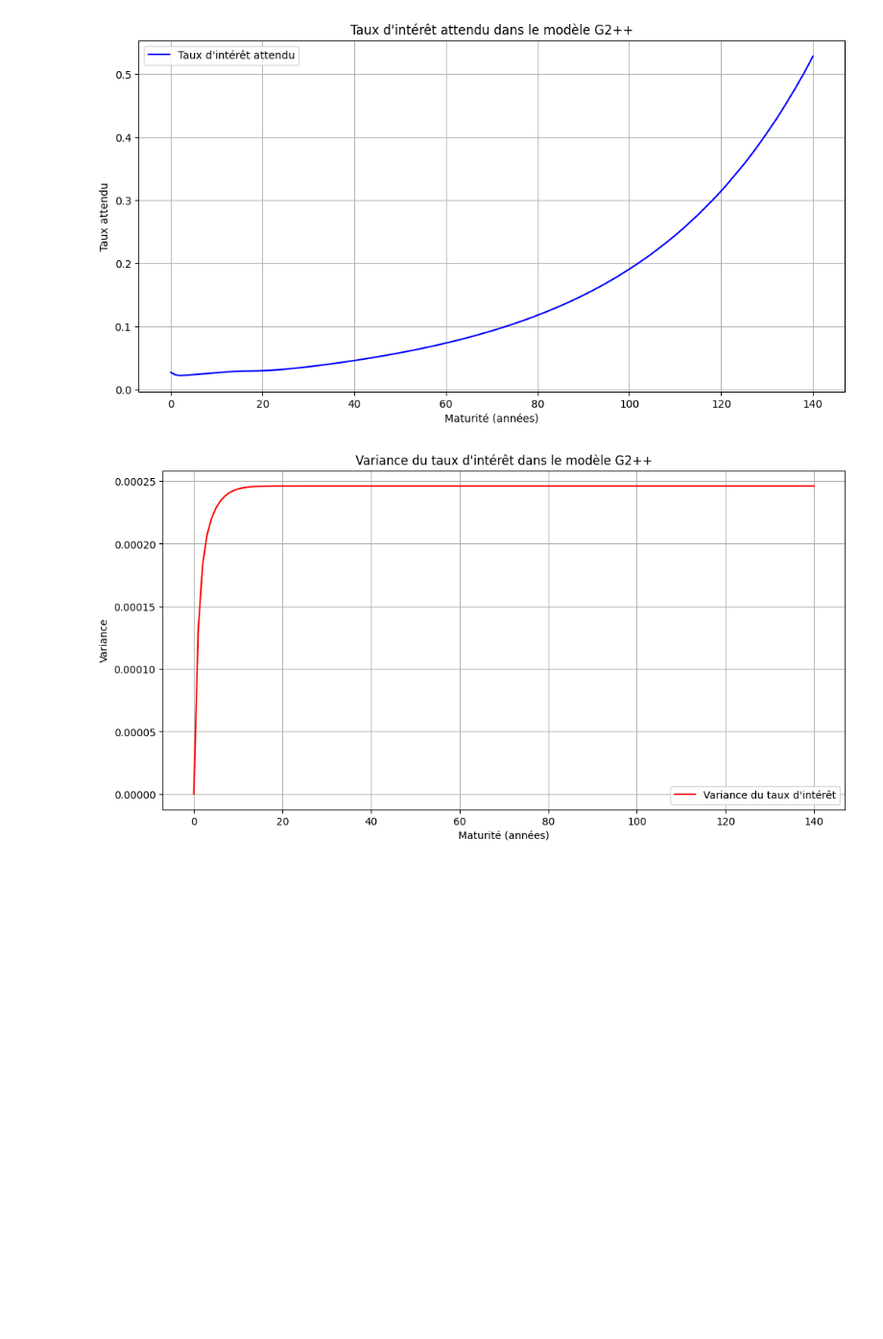
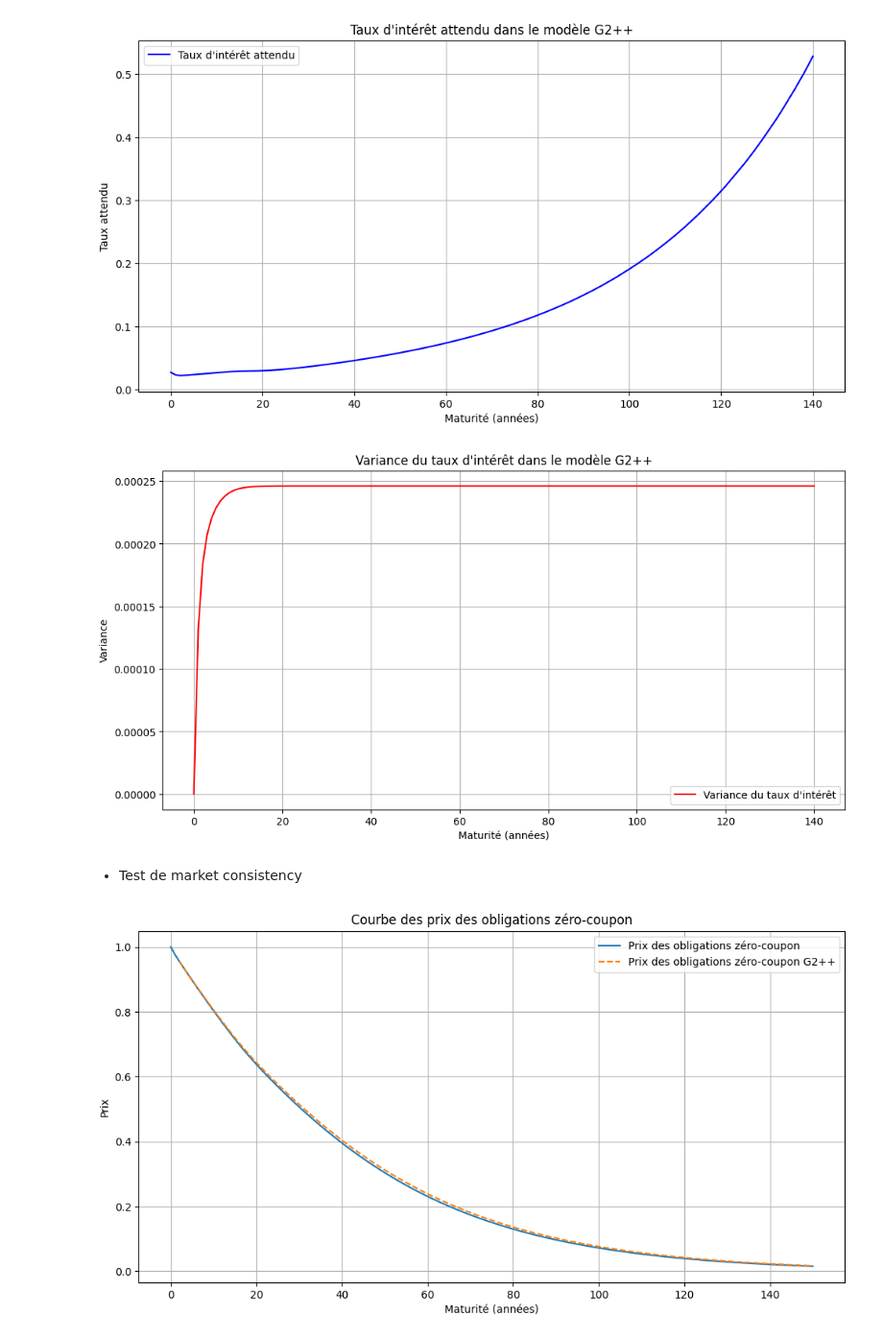
Before and after one commit to massine-djn/StatApp_GSE, a Jupyter notebook: notebook_copy.ipynb, the cells around one changed output. Shown at 96% size. Saved outputs shown, nothing was run; the diff lists cells and outputs as text; code cells hidden in the pictures; blank space fills up the shorter version.

Commit message:
market consistency

```diff
--- a/notebook_copy.ipynb
+++ b/notebook_copy.ipynb
@@ -347,3 +353,66 @@ plt.show()
 # %% [output]
 [figure]
 [figure]
+# %% [markdown]
+- Test de market consistency
+# %%
+from scipy.interpolate import CubicSpline
+
+interpolateur_zero_coupon = CubicSpline(eiopa_times, eiopa_rates, extrapolate=True)
+
+def zero_coupon_price_marche(maturity):
+    primitive_zero_coupon = interpolateur_zero_coupon.antiderivative()
+
+    # Calcul de l'intégrale de 0 à T
+    integrale_r_T = primitive_zero_coupon(maturity) - primitive_zero_coupon(0)
+
+    # Calcul du prix de l'obligation zéro-coupon
+    P_T = np.exp(-integrale_r_T)
+
+    return P_T
+
+# Calcul des prix zéro-coupon à partir des taux observés/interpolés
+prices_zero_coupon_marche = {T : zero_coupon_price_marche(T) for T in eiopa_times}
+prices_zero_coupon_marche[0] = 1
+
+
+# Calcul des prix zéro-coupon à partir du modèle G2++
+def A(t, T, a, b, sigma, eta, rho):
+
+    Var = g2pp_variance(a, b, sigma, eta, rho, T)
+
+    P_0_T = prices_zero_coupon_marche[T]
+    P_0_t = prices_zero_coupon_marche[t]
+
+    A_tT = (P_0_T/P_0_t)* np.exp(0.5 * (Var))
+
+    return A_tT
+
+def B(t, T, z):
+    return (1 - np.exp(-z * (T - t))) / z
+
+def prix_zero_coupon(t, T, a, b, sigma, eta, rho, x, y):
+    A_tT = A(t, T, a, b, sigma, eta, rho)
+    B_tT_a = B(t, T, a)
+    B_tT_b = B(t, T, b)
+
+    x_t = x[t]
+    y_t = y[t]
+
+    return A_tT * np.exp( - B_tT_a * x_t - B_tT_b  * y_t)
+
+# Calcul des prix des obligations zéro-coupon P(0, T) avec le modèle G2++
+zero_coupon_prices = {T : prix_zero_coupon(0, T, a, b, sigma, eta, rho, x_mean, y_mean) for T in eiopa_times[1:]}
+
+# Affichage des résultats
+plt.figure(figsize=(12, 6))
+plt.plot(sorted(prices_zero_coupon_marche.keys()), [prices_zero_coupon_marche[k] for k in sorted(prices_zero_coupon_marche.keys())], label='Prix des obligations zéro-coupon')
+plt.plot(zero_coupon_prices.keys(), zero_coupon_prices.values(), label='Prix des obligations zéro-coupon G2++', linestyle='--')
+plt.xlabel('Maturité (années)')
+plt.ylabel('Prix')
+plt.legend()
+plt.title('Courbe des prix des obligations zéro-coupon')
+plt.grid()
+plt.show()
+# %% [output]
+[figure, added]
```
Also changed, not shown: parts of 4 cells of this notebook.
